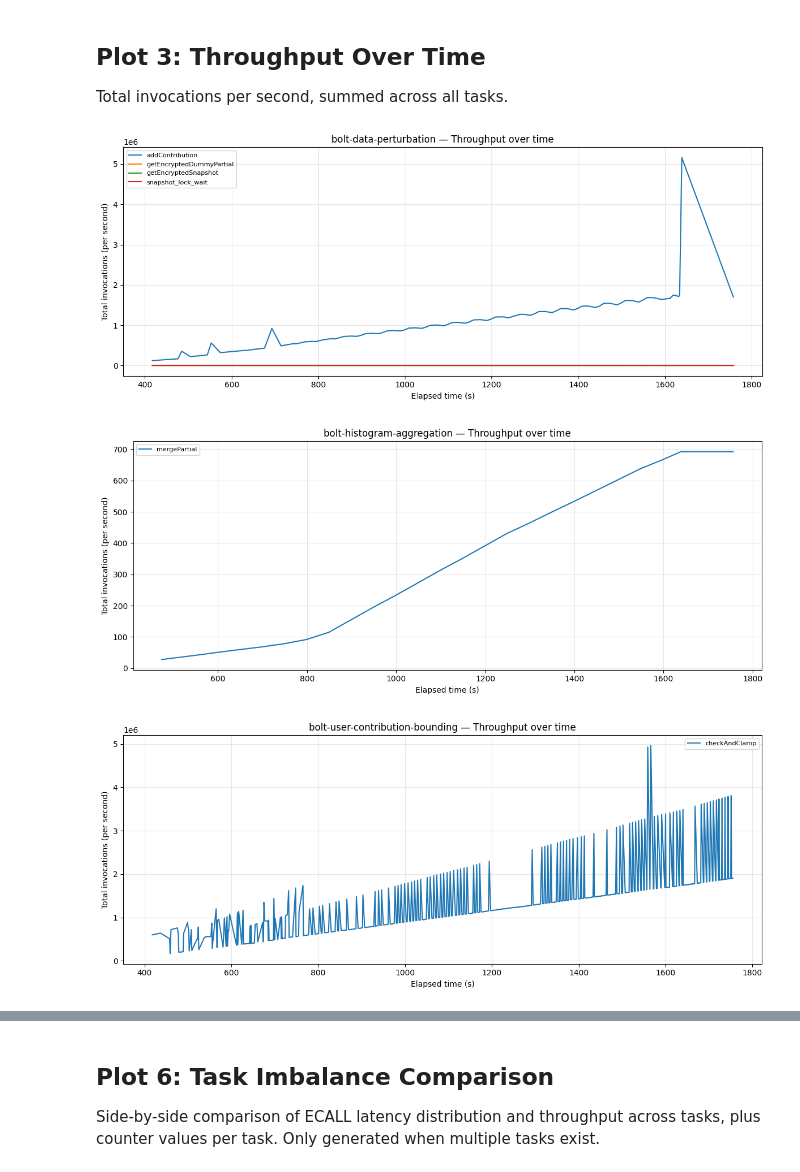
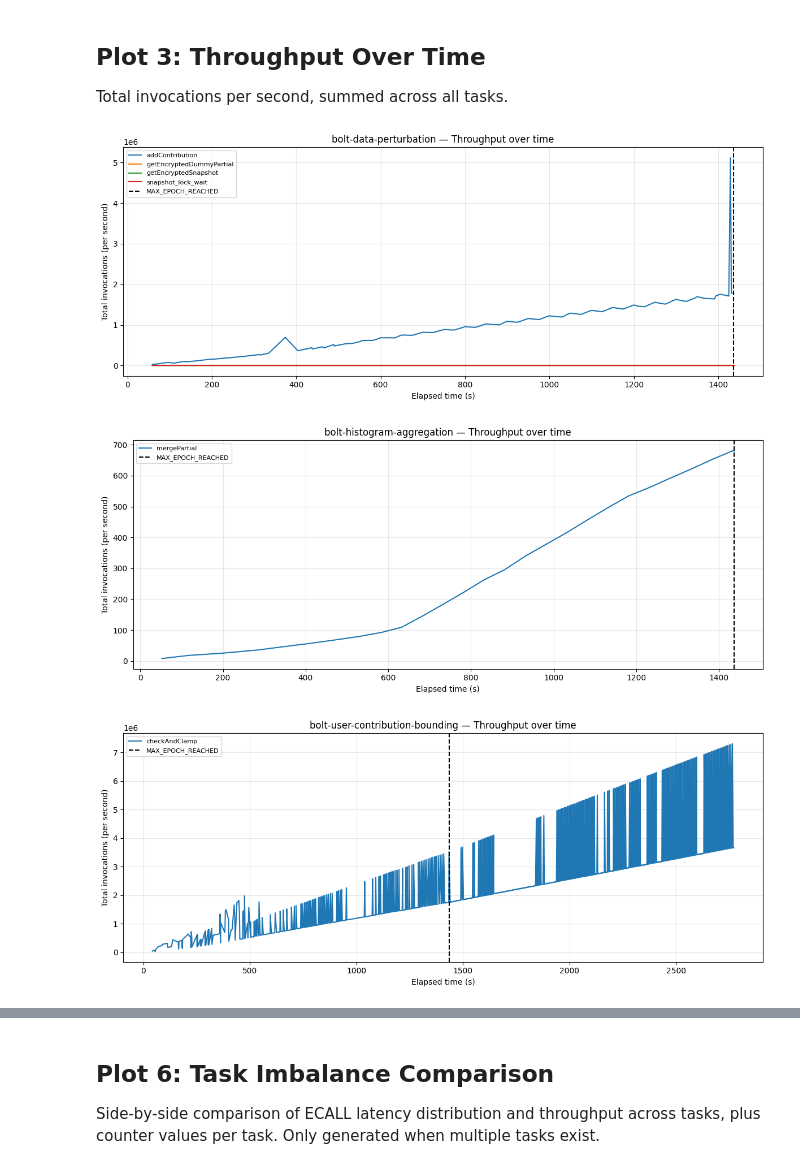
Before and after one commit to lucadibello/confidential-storm, a Jupyter notebook: benchmark/analysis.ipynb, the cells around one changed output, grey strips where cells are left out. Saved outputs shown, nothing was run; the diff lists cells and outputs as text; code cells hidden in the pictures.

Commit message:
feat: updated jupyter notebook with additional analysis based on new lifecycle events collected by the profiler

```diff
--- a/benchmark/analysis.ipynb
+++ b/benchmark/analysis.ipynb
@@ -19,7 +19,7 @@ from helpers.dataset import _get_components, _get_ecall_names
 # %% [markdown]
 ## Configuration
 # %%
-METRICS_CSV_DIR = Path("data/medium/single-worker/sws01/profiler")
+METRICS_CSV_DIR = Path("data/medium/single-worker/sws01")
 OUTPUT_DIR = METRICS_CSV_DIR / "plots"
 SAVE_PLOTS = False
 PLOT_FORMAT = "png"
@@ -29,6 +29,8 @@ if not METRICS_CSV_DIR.is_dir():
 
 if SAVE_PLOTS:
     OUTPUT_DIR.mkdir(parents=True, exist_ok=True)
+
+MAX_EPOCH_COLOR = "black" # color for the vertical line indicating MAX_EPOCH_REACHED in the plots
 # %% [markdown]
 ## Loading CSVs
 # %%
@@ -54,7 +56,16 @@ def load_profiler_csvs(csv_dir: Path) -> pd.DataFrame:
 
     # combine all dataframes into one
     combined = pd.concat(frames, ignore_index=True)
-    combined["timestamp"] = pd.to_datetime(combined["timestamp"])
+
+    # Drop duplicate header rows that can appear when a CSV file was appended to
+    # across multiple topology runs (the header row has the literal string "timestamp").
+    stale_mask = combined["timestamp"] == "timestamp"
+    if stale_mask.any():
+        print(f"  WARNING: Dropped {stale_mask.sum()} duplicate header row(s) from CSV data")
+        combined = combined[~stale_mask].reset_index(drop=True)
+
+    # Use ISO8601 format to handle nanosecond-precision timestamps from Java's Instant.now()
+    combined["timestamp"] = pd.to_datetime(combined["timestamp"], format="ISO8601")
 
     # Compute a relative time in seconds from the earliest timestamp
     t0 = combined["timestamp"].min()
@@ -155,3 +302,6 @@ Filtered dataset: 2554 → 2388 rows (removed 166 startup rows)
+# %%
+# calculate the timestamp of MAX_EPOCH_REACHED to add a vertical line in the plots (used in the next cells)
+max_epoch = epoch_events[epoch_events["event"] == "MAX_EPOCH_REACHED"]["elapsed_s"].max()
 # %% [markdown]
 ## Plot 1: ECALL Latency Over Time
 
@@ -177,6 +327,11 @@ if not ecalls.empty:
                 td = ed[ed["taskId"] == task].sort_values("elapsed_s")
                 ax.plot(td["elapsed_s"], td["avgMs"],
                         label=f"task {task}", color=color_for(i), linewidth=1.5)
+
+            # show vertical line for MAX_EPOCH_REACHED
+            if max_epoch is not None and not np.isnan(max_epoch):
+                ax.axvline(max_epoch, color=MAX_EPOCH_COLOR, linestyle="--", label="MAX_EPOCH_REACHED")
+
             ax.set_ylabel("Avg latency (ms)")
             ax.legend(fontsize=8, ncol=min(n_tasks, 6))
             ax.grid(True, alpha=0.3)
@@ -237,28 +392,31 @@ Total invocations per second, summed across all tasks.
 # %%
 ecalls = df[df["type"] == "ecall"]
 if not ecalls.empty:
     components = _get_components(ecalls)
 
     for comp in components:
         comp_data = ecalls[ecalls["component"] == comp]
         ecall_names = _get_ecall_names(ecalls, comp)
 
         fig, ax = plt.subplots(figsize=(12, 5))
         for i, en in enumerate(ecall_names):
             ed = comp_data[comp_data["name"] == en]
             grouped = ed.groupby(ed["elapsed_s"].round())["total"].sum().sort_index()
             ax.plot(grouped.index, grouped.to_numpy(), label=en, color=color_for(i), linewidth=1.5)
 
+        if max_epoch is not None and not np.isnan(max_epoch):
+            ax.axvline(max_epoch, color=MAX_EPOCH_COLOR, linestyle="--", label="MAX_EPOCH_REACHED")
+
         ax.set_ylabel("Total invocations (per second)")
         ax.set_title(f"{comp} — Throughput over time")
         format_elapsed_axis(ax)
         ax.legend(fontsize=8)
         ax.grid(True, alpha=0.3)
         save_or_show(fig, OUTPUT_DIR if SAVE_PLOTS else None, f"throughput-{comp}", PLOT_FORMAT, True)
 # %% [output]
-[figure, old version]
+[figure, new version]
-[figure, old version]
+[figure, new version]
-[figure, old version]
+[figure, new version]
 # %% [markdown]
 ## Plot 4: Counter Evolution Over Time
 
```
Also changed, not shown: parts of 20 cells of this notebook, 1 other file.
